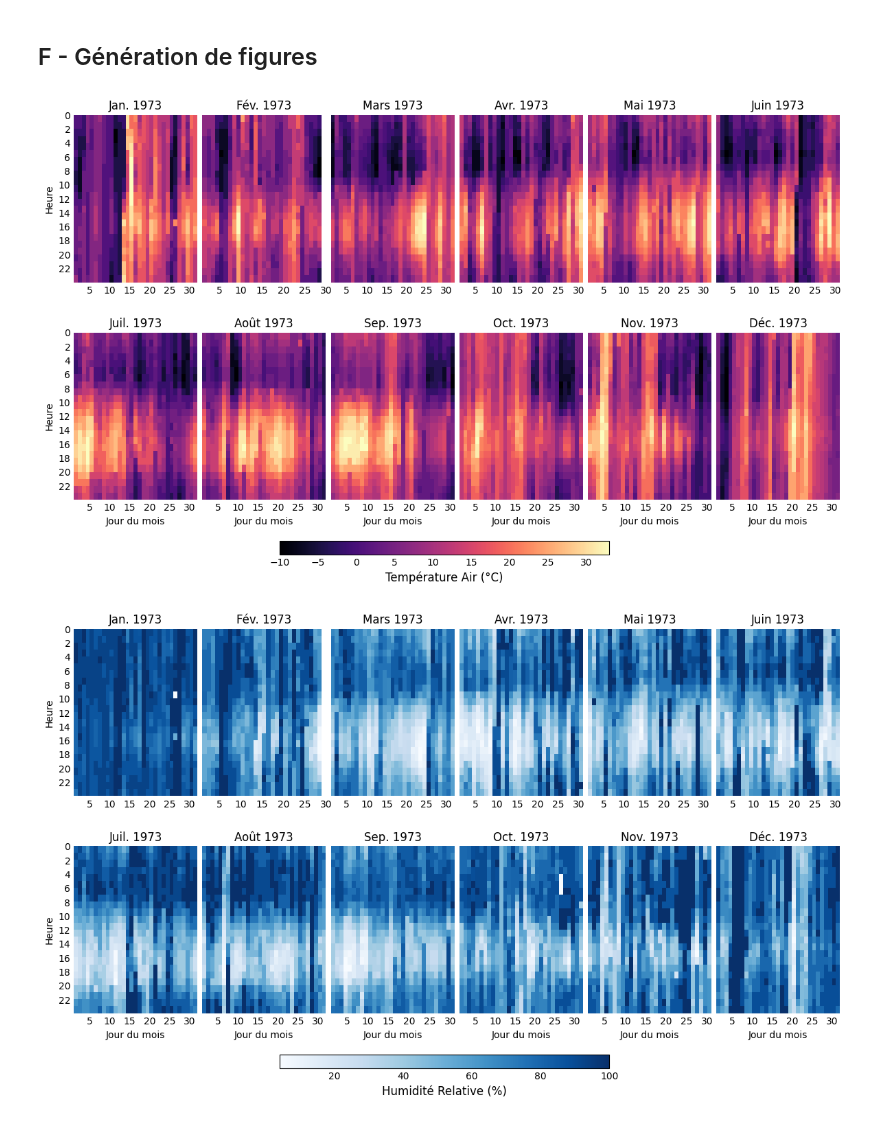
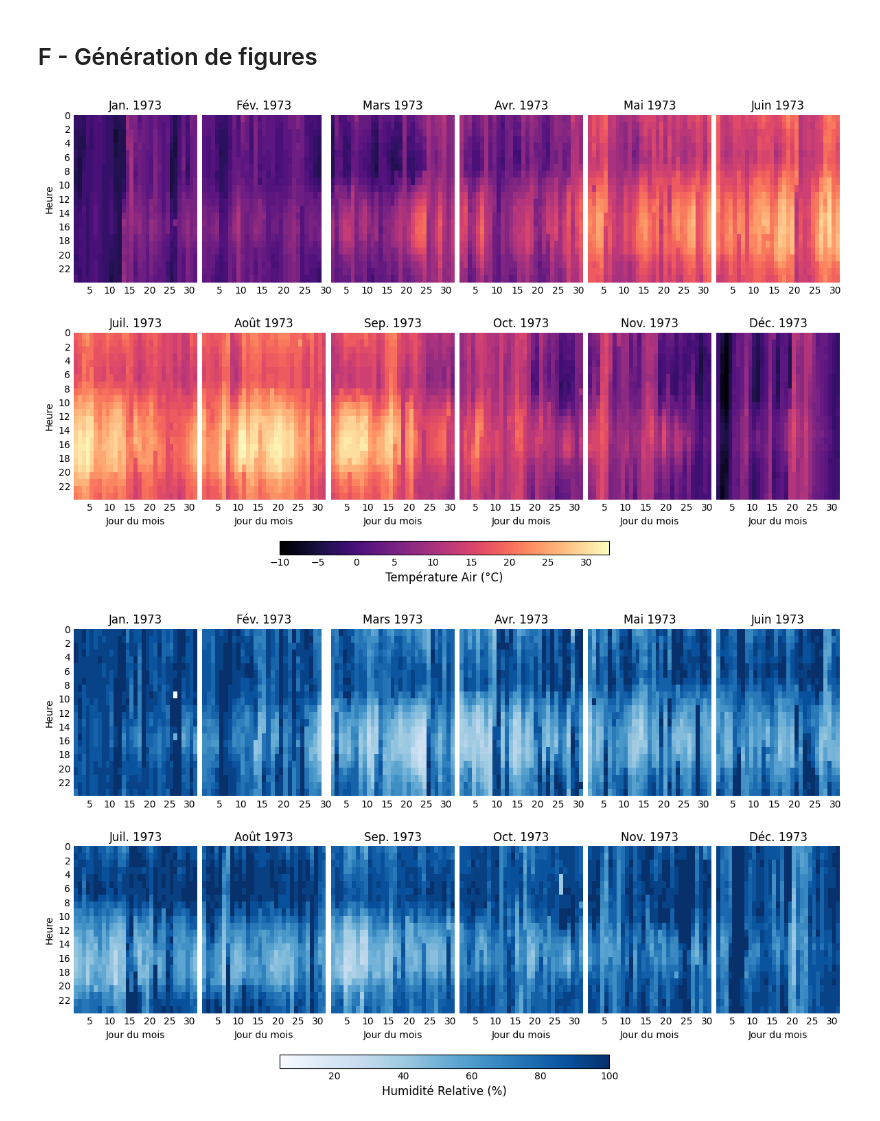
Before and after one commit to nicolasdesilles/PIRD, a Jupyter notebook: 01_Python/wthscrpr.ipynb, the cells around one changed output. Drawn from its saved outputs; the diff is of its cells as text; code cells hidden in the pictures.

Commit message:
Fixed issue in figures

```diff
--- a/01_Python/wthscrpr.ipynb
+++ b/01_Python/wthscrpr.ipynb
@@ -256,7 +263,7 @@ Fonction auxilliaire de génération d'une heatmap  des températures sur un moi
 | **_year_** | int | Année du mois sur lequel on veut générer la heatmap |
 | **_ax_** | Matplotlib.Pyplot.Axes object | Objet Axes sur lequel tracer la heatmap |
 # %%
-def temp_single_heatmap(data, month, year, ax):
+def temp_single_heatmap(data, month, year, ax, tmin, tmax):
 
     data = data[(data["CurrentTime"].dt.year == year) & (data["CurrentTime"].dt.month == month)]
 
@@ -268,10 +275,7 @@ def temp_single_heatmap(data, month, year, ax):
     xgrid = np.arange(day.max() + 1) + 1
     ygrid = np.arange(25)
 
-    MIN_TEMP = data["Température Air"].min()
-    MAX_TEMP = data["Température Air"].max()
-
-    ax.pcolormesh(xgrid, ygrid, temp, cmap="magma", vmin=MIN_TEMP, vmax=MAX_TEMP)
+    ax.pcolormesh(xgrid, ygrid, temp, cmap="magma", vmin=tmin, vmax=tmax)
     # Invert the vertical axis
     ax.set_ylim(24, 0)
     # Set tick positions for both axes
@@ -542,43 +543,43 @@ months1 = ['Jan. 1973','Fév. 1973','Mars 1973','Avr. 1973','Mai 1973','Juin 197
 months2 = ['Juil. 1973','Août 1973','Sep. 1973','Oct. 1973','Nov. 1973','Déc. 1973']
 
 for j, month in enumerate(range(1, 7)):
-    temp_single_heatmap(wthData, month, 1973, axes[0, j])
+    temp_single_heatmap(wthData, month, 1973, axes[0, j],MIN_TEMP,MAX_TEMP)
     axes[0,j].set_title(months1[j])
 for j, month in enumerate(range(7, 13)):
-    temp_single_heatmap(wthData, month, 1973, axes[1, j])
+    temp_single_heatmap(wthData, month, 1973, axes[1, j],MIN_TEMP,MAX_TEMP)
     axes[1,j].set_title(months2[j])
 
 axes[0,0].set_ylabel('Heure')
 axes[1,0].set_ylabel('Heure')
 for ax in axes[1]:
     ax.set_xlabel('Jour du mois')
 
 # Adjust margin and space between subplots
 # Extra space is on the left to add a label
 fig.subplots_adjust(left=0.05, right=0.98, top=0.9, hspace=0.3, wspace=0.04, bottom=0.2)
 
 # Create a new axis to contain the color bar
 cbar_ax = fig.add_axes([0.3, 0.10, 0.4, 0.025])
 
 # Create a normalizer that goes from minimum to maximum temperature
 norm = mc.Normalize(MIN_TEMP, MAX_TEMP)
 
 # Create the colorbar and set it to horizontal
 cb = fig.colorbar(
     ScalarMappable(norm=norm, cmap="magma"),
     cax=cbar_ax, # Pass the new axis
     orientation = "horizontal"
 )
 
 # Remove tick marks
 cb.ax.xaxis.set_tick_params(size=0)
 
 # Set legend label
 cb.set_label("Température Air (°C)", size=12)
 
 plt.show()
 # %% [output]
-[figure, old version]
+[figure, new version]
 # %%
 wthData['CurrentTime'] = pd.to_datetime(wthData['CurrentTime'])
 
@@ -591,10 +592,10 @@ months1 = ['Jan. 1973','Fév. 1973','Mars 1973','Avr. 1973','Mai 1973','Juin 197
 months2 = ['Juil. 1973','Août 1973','Sep. 1973','Oct. 1973','Nov. 1973','Déc. 1973']
 
 for j, month in enumerate(range(1, 7)):
-    humid_single_heatmap(wthData, month, 1973, axes[0, j])
+    humid_single_heatmap(wthData, month, 1973, axes[0, j],MIN_HUMIDITY,MAX_HUMIDITY)
     axes[0,j].set_title(months1[j])
 for j, month in enumerate(range(7, 13)):
-    humid_single_heatmap(wthData, month, 1973, axes[1, j])
+    humid_single_heatmap(wthData, month, 1973, axes[1, j],MIN_HUMIDITY,MAX_HUMIDITY)
     axes[1,j].set_title(months2[j])
 
 axes[0,0].set_ylabel('Heure')
@@ -627,4 +628,4 @@ cb.set_label("Humidité Relative (%)", size=12)
 
 plt.show()
 # %% [output]
-[figure, old version]
+[figure, new version]
```
Also changed, not shown: parts of 2 cells of this notebook, 1 other file.
